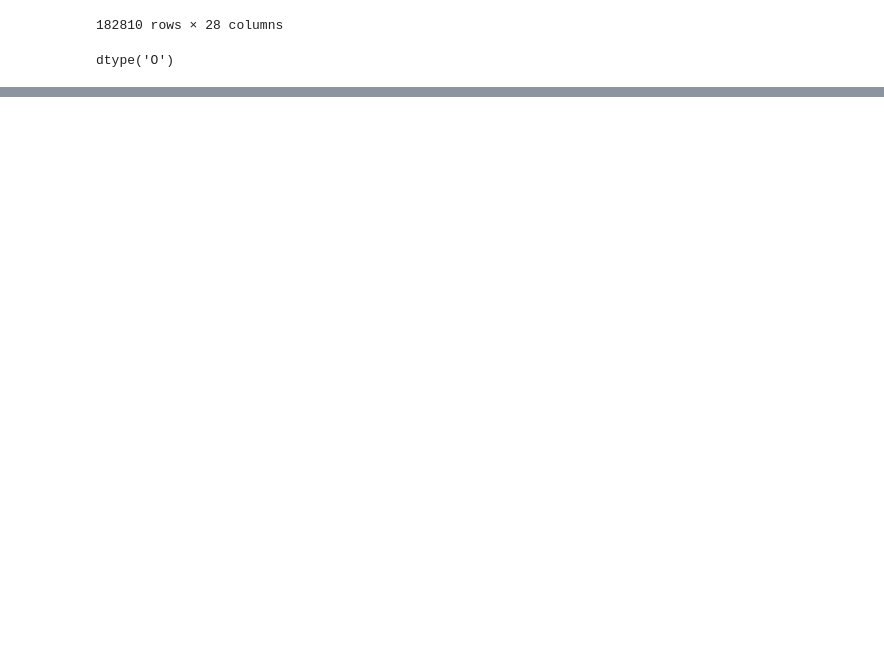
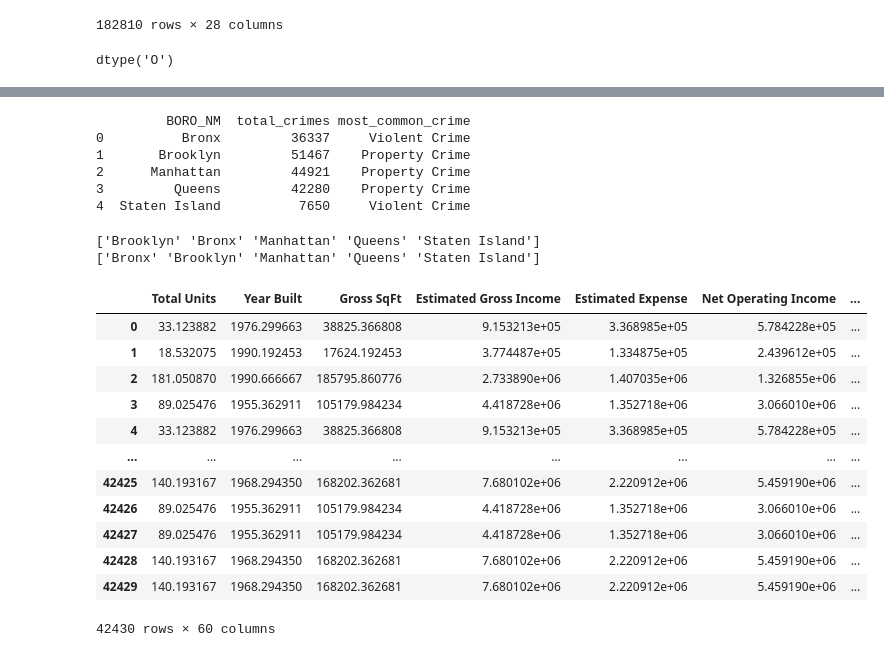
Before and after one commit to afifshomali/NYC-Airbnb-Analysis-447, a Jupyter notebook: EdaCrime.ipynb, the cells around one changed output, grey strips where cells are left out. Drawn from its saved outputs; the diff is of its cells as text; code cells hidden in the pictures; blank space fills up the shorter version.

```diff
--- a/EdaCrime.ipynb
+++ b/EdaCrime.ipynb
@@ -114,0 +444,47 @@ filtered_df.sort_values(by='CMPLNT_FR_DT')
+# %%
+borough_groupby = pd.DataFrame(crime_clean.groupby("BORO_NM").agg(
+        total_crimes=("CMPLNT_NUM", "count"),
+        most_common_crime=("OFNS_DESC", lambda x: x.mode()[0])
+    ).reset_index())
+
+borough_groupby['BORO_NM'] = borough_groupby['BORO_NM'].str.title()
+
+print(borough_groupby)
+# %% [output]
+         BORO_NM  total_crimes most_common_crime
+0          Bronx         36337     Violent Crime
+1       Brooklyn         51467    Property Crime
+2      Manhattan         44921    Property Crime
+3         Queens         42280    Property Crime
+4  Staten Island          7650     Violent Crime
+# %%
+print(modeling_income_df['neighbourhood_group_cleansed'].unique())
+print(borough_groupby['BORO_NM'].unique())
+# %% [output]
+['Brooklyn' 'Bronx' 'Manhattan' 'Queens' 'Staten Island']
+['Bronx' 'Brooklyn' 'Manhattan' 'Queens' 'Staten Island']
+# %%
+merged_df = modeling_income_df.merge(
+    borough_groupby,
+    how="left",
+    left_on="neighbourhood_group_cleansed",
+    right_on="BORO_NM"
+)
+
+# Step 3: Drop unnecessary columns if needed (e.g., 'boro_nm' from the crime summary)
+merged_df = merged_df.drop(columns=["BORO_NM"])
+merged_df
+# %% [output]
+|  | Total Units | Year Built | Gross SqFt | Estimated Gross Income | Estimated Expense | Net Operating Income | ... |
+| 0 | 33.123882 | 1976.299663 | 38825.366808 | 9.153213e+05 | 3.368985e+05 | 5.784228e+05 | ... |
+| 1 | 18.532075 | 1990.192453 | 17624.192453 | 3.774487e+05 | 1.334875e+05 | 2.439612e+05 | ... |
+| 2 | 181.050870 | 1990.666667 | 185795.860776 | 2.733890e+06 | 1.407035e+06 | 1.326855e+06 | ... |
+| 3 | 89.025476 | 1955.362911 | 105179.984234 | 4.418728e+06 | 1.352718e+06 | 3.066010e+06 | ... |
+| 4 | 33.123882 | 1976.299663 | 38825.366808 | 9.153213e+05 | 3.368985e+05 | 5.784228e+05 | ... |
+| ... | ... | ... | ... | ... | ... | ... | ... |
+| 42425 | 140.193167 | 1968.294350 | 168202.362681 | 7.680102e+06 | 2.220912e+06 | 5.459190e+06 | ... |
+| 42426 | 89.025476 | 1955.362911 | 105179.984234 | 4.418728e+06 | 1.352718e+06 | 3.066010e+06 | ... |
+| 42427 | 89.025476 | 1955.362911 | 105179.984234 | 4.418728e+06 | 1.352718e+06 | 3.066010e+06 | ... |
+| 42428 | 140.193167 | 1968.294350 | 168202.362681 | 7.680102e+06 | 2.220912e+06 | 5.459190e+06 | ... |
+| 42429 | 140.193167 | 1968.294350 | 168202.362681 | 7.680102e+06 | 2.220912e+06 | 5.459190e+06 | ... |
+42430 rows × 60 columns
```
Also changed, not shown: parts of 26 cells of this notebook, 2 other files.
